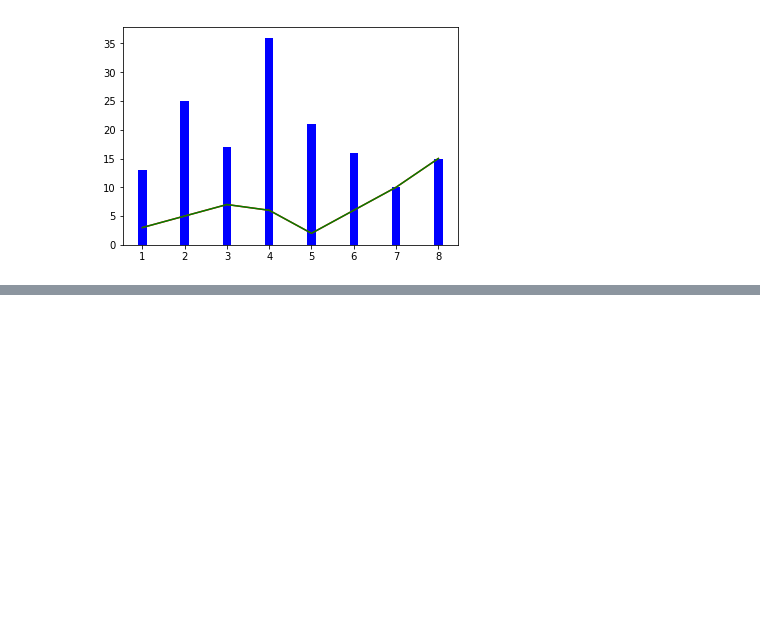
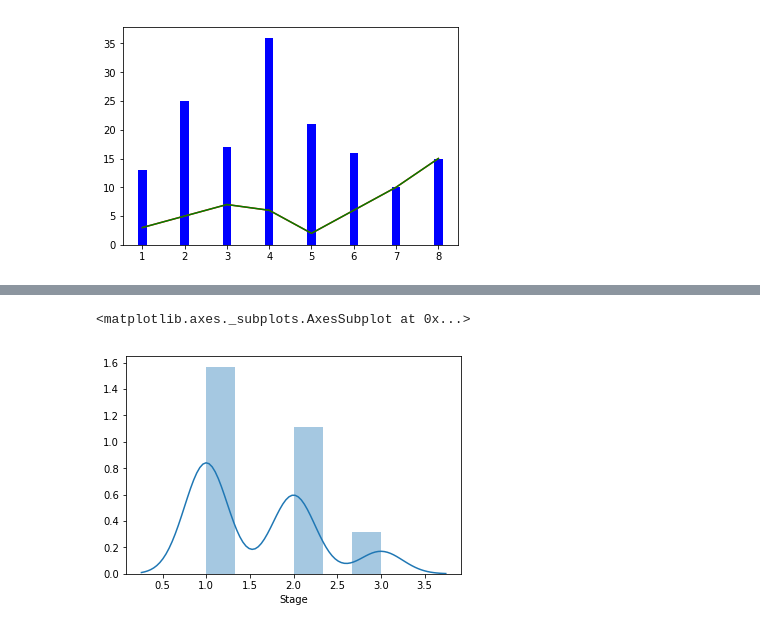
Before and after one commit to ub3132003/pynotebook, a Jupyter notebook: plot/seaborn.ipynb, the cells around one changed output, grey strips where cells are left out. Cells and saved outputs as stored; diff of their text form; code cells hidden in the pictures; blank space fills up the shorter version.

```diff
--- a/plot/seaborn.ipynb
+++ b/plot/seaborn.ipynb
@@ -39,0 +70,6 @@ plt.show()
+# %%
+#sns.boxplot(df.Legendary)
+sns.distplot(df.Stage)
+# %% [output]
+<matplotlib.axes._subplots.AxesSubplot at 0x...>
+[figure, added]
```
Also changed, not shown: parts of 7 cells of this notebook, 14 other files.
